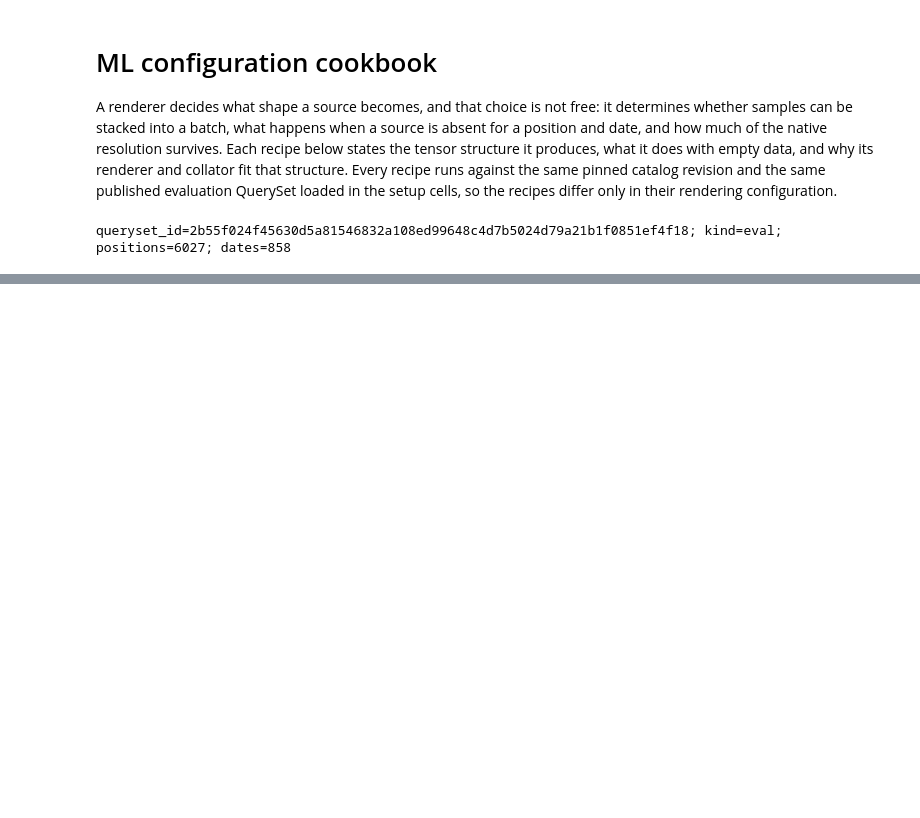
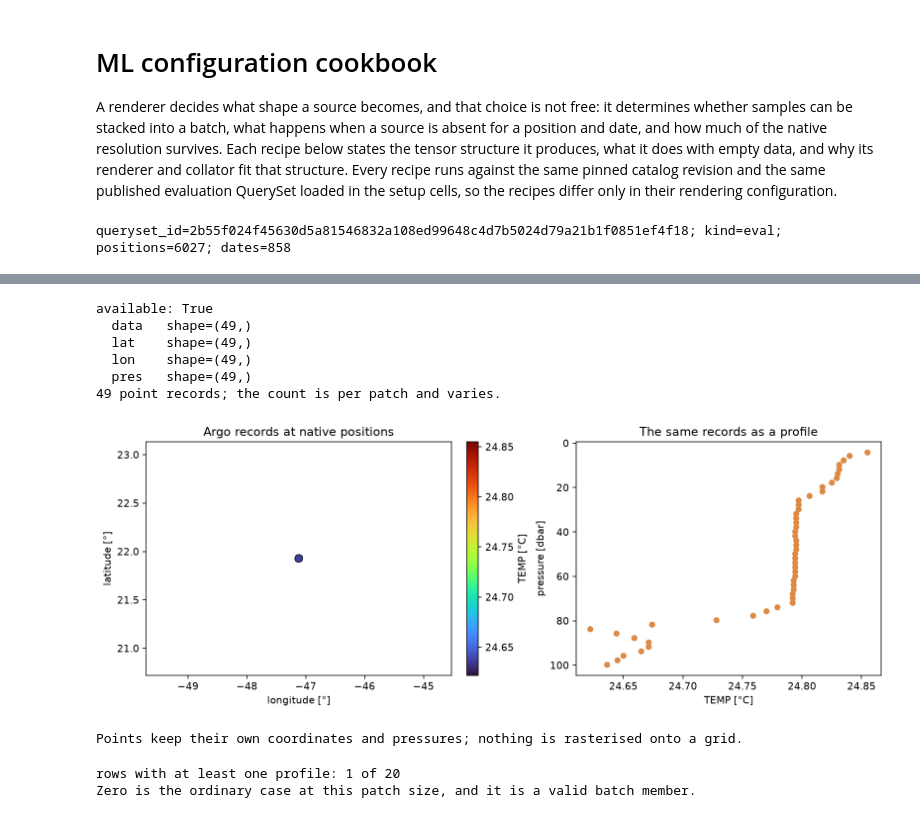
Before and after one commit to nilsleh/oceanTACO, a Jupyter notebook: docs/tutorials/ml_configuration_cookbook.ipynb, the cells around one changed output, grey strips where cells are left out. Cells and saved outputs as stored; diff of their text form; code cells hidden in the pictures; blank space fills up the shorter version.

```diff
--- a/docs/tutorials/ml_configuration_cookbook.ipynb
+++ b/docs/tutorials/ml_configuration_cookbook.ipynb
@@ -240,0 +222,54 @@ Regional bounds, wrapped bounds, and validity-aware normalisation are all explic
+# %%
+from ocean_taco.geobox import PatchSpec, PatchSize
+# Argo is sparse against a 256 km patch: most drawn rows contain no floats at
+# all, so this recipe names a patch that does, and then measures how common
+# that is across the shared draw.
+float_patch = PatchSpec(centre_lon=-47.1, centre_lat=21.9, patch_size=PatchSize(PATCH_SIZE_KM, "km"),
+                        anchor_time="2025-04-23T00:00:00Z",
+                        context_start_offset_days=0, context_end_offset_days=0)
+points = {"argo": Points(variable="TEMP", pres_range=(0, 200))}
+argo_sample = OceanTACODataset(queries=[float_patch], sources=points, catalog_config=config)[0]
+record = argo_sample["argo"]
+print("available:", argo_sample["availability"]["argo"])
+for key in ("data", "lat", "lon", "pres"):
+    if key in record:
+        print(f"  {key:6s} shape={tuple(np.asarray(record[key]).shape)}")
+print(f"{int(np.asarray(record['data']).size)} point records; the count is per patch and varies.")
+# %% [output]
+available: True
+  data   shape=(49,)
+  lat    shape=(49,)
+  lon    shape=(49,)
+  pres   shape=(49,)
+49 point records; the count is per patch and varies.
+# %%
+fig, axes = plt.subplots(1, 2, figsize=(11, 4), constrained_layout=True)
+lon, lat = np.asarray(record.get("lon", [])), np.asarray(record.get("lat", []))
+values = np.asarray(record["data"]).reshape(-1)
+if lon.size:
+    drawn = axes[0].scatter(lon, lat, c=values[:lon.size], s=60, cmap="turbo", edgecolor="black", linewidth=.4)
+    fig.colorbar(drawn, ax=axes[0], label="TEMP [°C]")
+    pres = np.asarray(record["pres"]).reshape(-1)
+    axes[1].scatter(values[:pres.size], pres, s=26, color="#dd8a45")
+    axes[1].invert_yaxis()
+    axes[1].set(title="The same records as a profile", xlabel="TEMP [°C]", ylabel="pressure [dbar]")
+else:
+    for axis in axes:
+        axis.text(.5, .5, "no Argo profiles in this patch", ha="center", va="center", transform=axis.transAxes)
+axes[0].set(title="Argo records at native positions", xlabel="longitude [°]", ylabel="latitude [°]")
+display_figure(fig)
+print("Points keep their own coordinates and pressures; nothing is rasterised onto a grid.")
+# %% [output]
+[figure, added]
+Points keep their own coordinates and pressures; nothing is rasterised onto a grid.
+# %%
+# How often does a drawn patch contain floats at all?
+survey = draw_queryset(queryset, requested_row_count=20, seed=29,
+                       record_path=DRAW_DIR / "argo-survey-draw.json")
+survey_dataset = OceanTACODataset(queries=survey, sources=points, catalog_config=config)
+counts = [int(np.asarray(survey_dataset[index]["argo"]["data"]).size) for index in range(len(survey.rows))]
+print(f"rows with at least one profile: {sum(count > 0 for count in counts)} of {len(counts)}")
+print("Zero is the ordinary case at this patch size, and it is a valid batch member.")
+# %% [output]
+rows with at least one profile: 1 of 20
+Zero is the ordinary case at this patch size, and it is a valid batch member.
```
Also changed, not shown: parts of 42 cells of this notebook, 6 other files.
